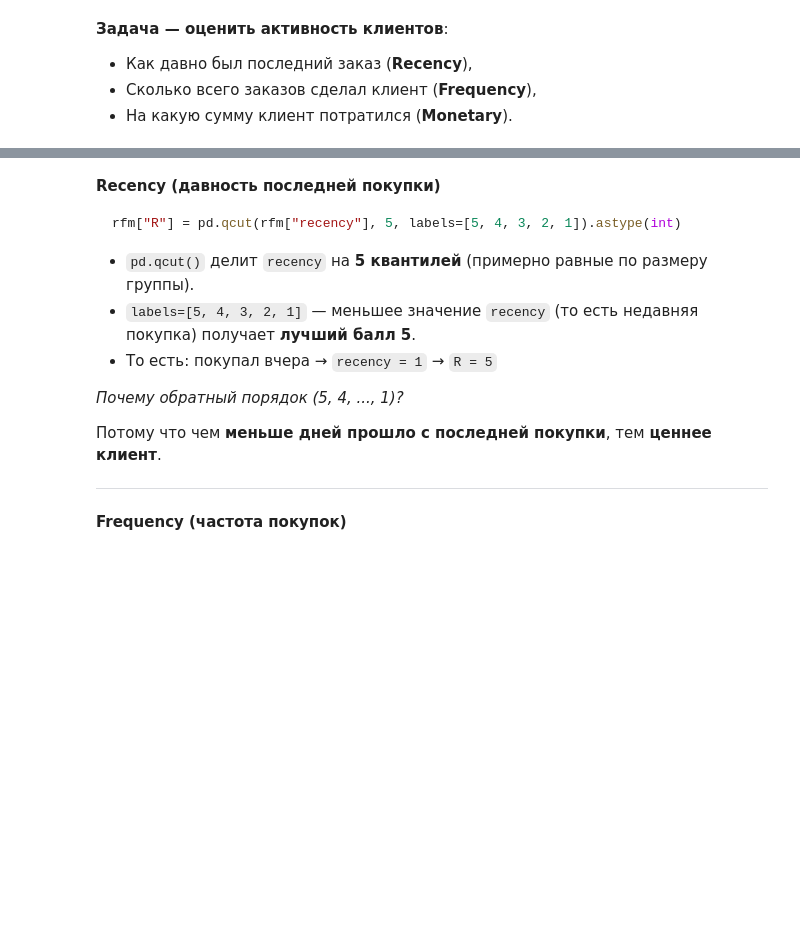
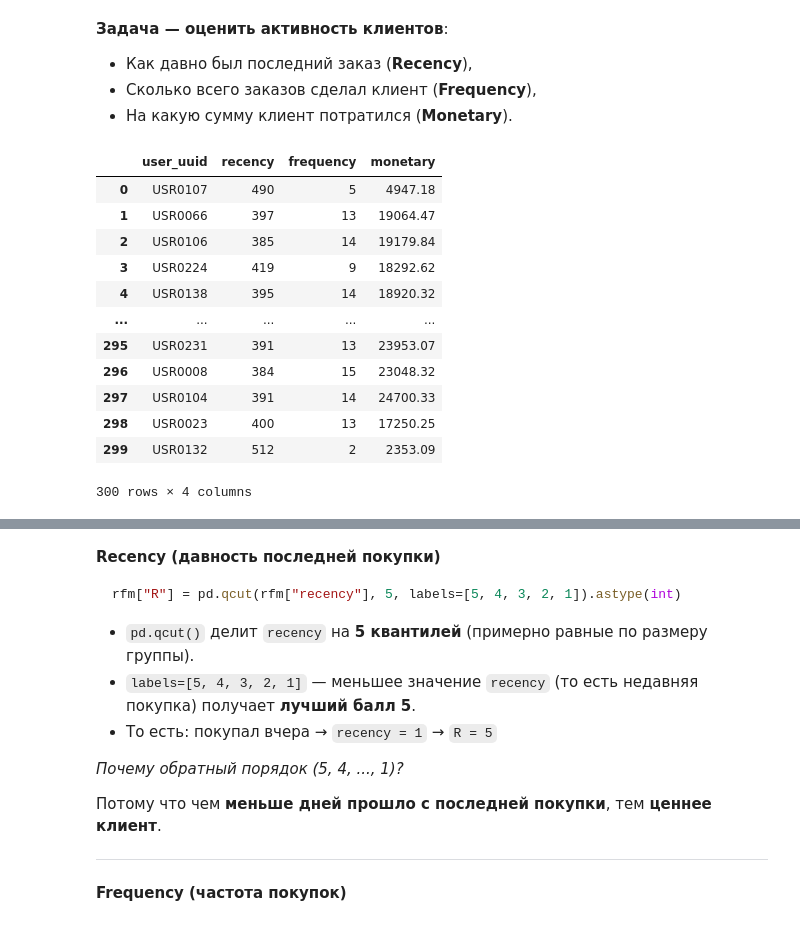
Before and after one commit to cpython-projects/da_2603, a Jupyter notebook: lesson_24.ipynb, the cells around one changed output, grey strips where cells are left out. Drawn from its saved outputs; the diff is of its cells as text; code cells hidden in the pictures; blank space fills up the shorter version.

```diff
--- a/lesson_24.ipynb
+++ b/lesson_24.ipynb
@@ -228,0 +541,29 @@ import plotly.express as px
+# %%
+# Запрос для расчета RFM-показателей
+query = """
+SELECT
+  user_uuid,
+  CURRENT_DATE - MAX(order_time) AS recency,
+  COUNT(*) AS frequency,
+  SUM(total_uah) AS monetary
+FROM orders_log
+WHERE total_uah IS NOT NULL
+GROUP BY user_uuid;
+"""
+
+rfm = pd.read_sql(text(query), engine)
+rfm
+# %% [output]
+|  | user_uuid | recency | frequency | monetary |
+| 0 | USR0107 | 490 | 5 | 4947.18 |
+| 1 | USR0066 | 397 | 13 | 19064.47 |
+| 2 | USR0106 | 385 | 14 | 19179.84 |
+| 3 | USR0224 | 419 | 9 | 18292.62 |
+| 4 | USR0138 | 395 | 14 | 18920.32 |
+| ... | ... | ... | ... | ... |
+| 295 | USR0231 | 391 | 13 | 23953.07 |
+| 296 | USR0008 | 384 | 15 | 23048.32 |
+| 297 | USR0104 | 391 | 14 | 24700.33 |
+| 298 | USR0023 | 400 | 13 | 17250.25 |
+| 299 | USR0132 | 512 | 2 | 2353.09 |
+300 rows × 4 columns
```
Also changed, not shown: parts of 44 cells of this notebook.
